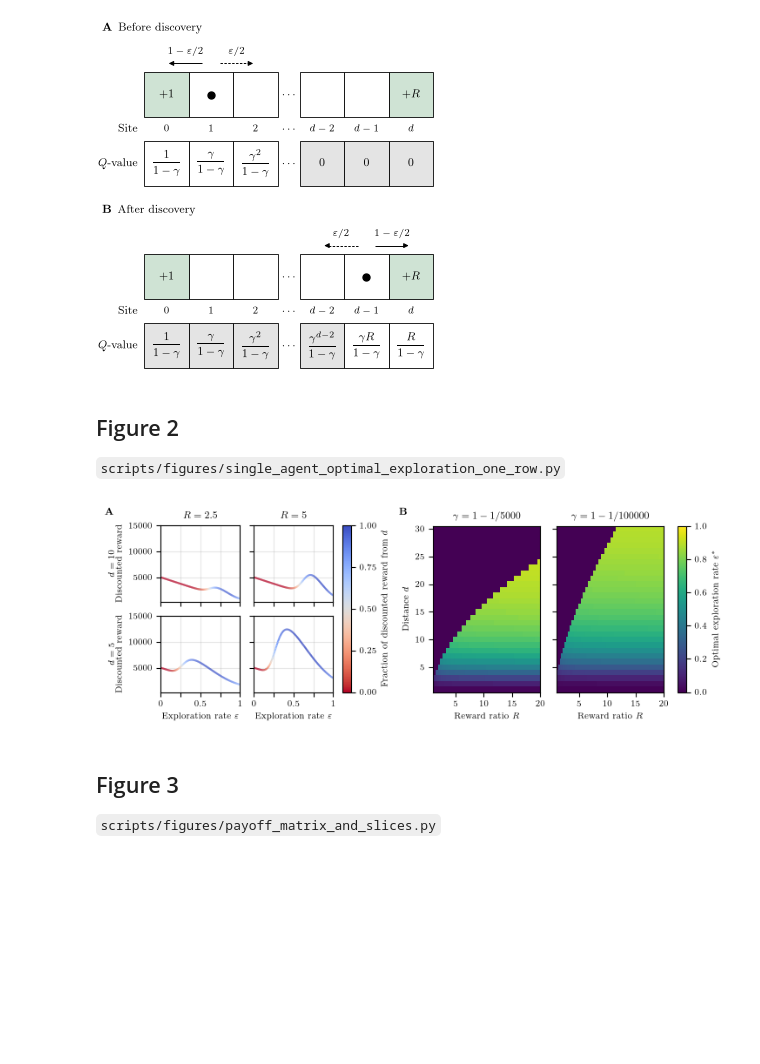
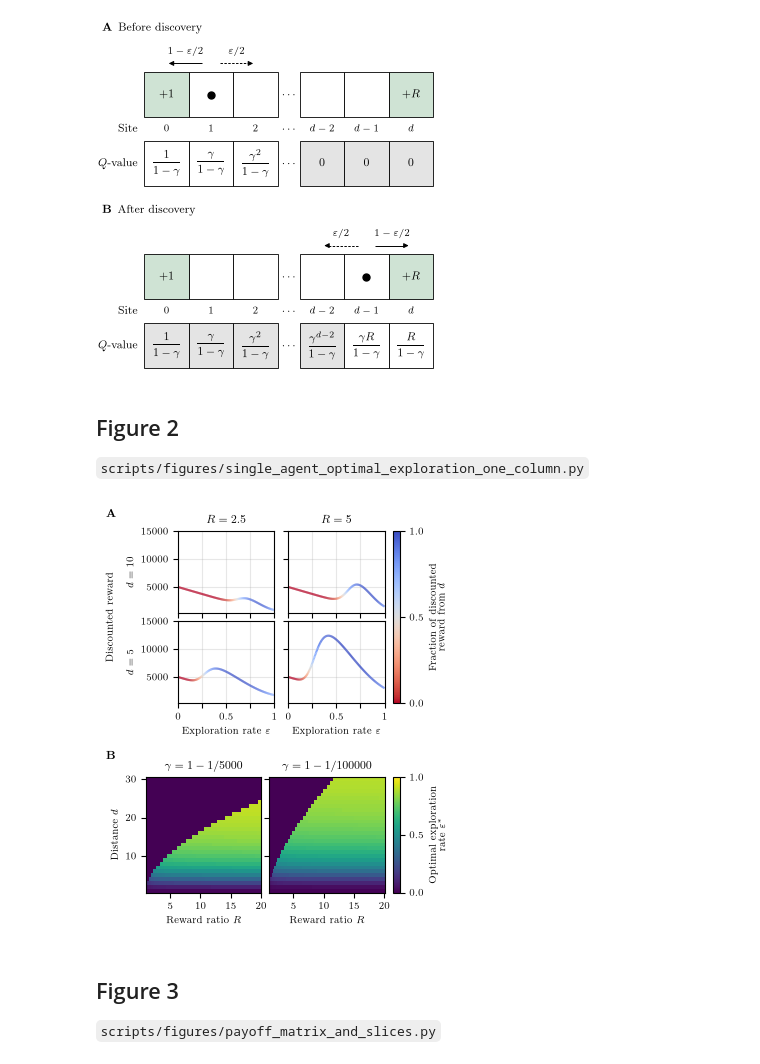
Before and after one commit to james-wolfe/competitive-exploration, a Jupyter notebook: notebooks/main_figs.ipynb, the cells around one changed output. Saved outputs shown, nothing was run; the diff lists cells and outputs as text; code cells hidden in the pictures; blank space fills up the shorter version.

```diff
--- a/notebooks/main_figs.ipynb
+++ b/notebooks/main_figs.ipynb
@@ -145,10 +145,10 @@ save_figure(fig, "lattice_schematic.pdf")
 [figure]
 # %% [markdown]
 ## Figure 2
-`scripts/figures/single_agent_optimal_exploration_one_row.py`
+`scripts/figures/single_agent_optimal_exploration_one_column.py`
 # %%
-"""Figure 2: (A) a lone agent's discounted reward against its exploration rate, and
-(B) the optimal rate over reward ratio and distance for two discount factors. SI
+"""Figure 2: (A) a lone agent's discounted reward against its exploration rate, and below
+it (B) the optimal rate over reward ratio and distance for two discount factors. SI
 Appendix shows (B) with the shortest horizon as well."""
 
 import matplotlib.pyplot as plt
@@ -156,7 +156,6 @@ import numpy as np
 
 from competitive_exploration.paths import DATA_DIR
 from competitive_exploration.plotting import (
-    CM,
     PNAS_WIDTHS,
     add_colored_curve,
     centers_to_edges,
@@ -169,11 +168,23 @@ rewards_data = np.load(DATA_DIR / "single_agent_rewards.npz")
 opt_data = np.load(DATA_DIR / "opt_eps_single.npz")
 T_SHOWN = [5000, 100000]
 
-fig = plt.figure(figsize=(PNAS_WIDTHS["double"], 6.3 * CM), layout="constrained")
-panel_a, panel_b = fig.subfigures(1, 2, width_ratios=[0.47, 0.53], wspace=0.02)
+# One column wide; layout in inches, from the bottom up. Both colorbars sit at the same
+# distance from the right edge; the panels of A are wider than tall, those of B square.
+width = PNAS_WIDTHS["single"]
+colorbar_space, colorbar_pad, colorbar_width = 0.62, 0.08, 0.07
+left_a, left_b, gap_a, gap = 0.74, 0.42, 0.14, 0.08
+b_bottom = 0.33
+b_size = (width - left_b - gap - colorbar_space) / 2
+a_width = (width - left_a - gap_a - colorbar_space) / 2
+a_height, a_gap = 0.82, 0.08
+a_bottom = b_bottom + b_size + 0.74
+height = a_bottom + 2 * a_height + a_gap + 0.24
+fig = plt.figure(figsize=(width, height))
 
-for subfig, letter in [(panel_a, "A"), (panel_b, "B")]:
-    subfig.text(0, 1, rf"\textbf{{{letter}}}", ha="left", va="top", fontsize=8)
+
+def box(x, y, w, h):
+    return [x / width, y / height, w / width, h / height]
+
 
 # A
 rewards, eps_grid = rewards_data["rewards"], rewards_data["eps_grid"]
@@ -181,7 +192,11 @@ d_values, R_values = rewards_data["d_values"], rewards_data["R_values"]
 total = rewards.sum(axis=-1)
 pad = 0.05 * (total.max() - total.min())
 
-axes = panel_a.subplots(len(d_values), len(R_values), sharex=True, sharey=True)
+axes = np.empty((len(d_values), len(R_values)), dtype=object)
+for a in range(len(d_values)):
+    for r in range(len(R_values)):
+        y = a_bottom + (len(d_values) - 1 - a) * (a_height + a_gap)
+        axes[a, r] = fig.add_axes(box(left_a + r * (a_width + gap_a), y, a_width, a_height))
 for a, d in enumerate(d_values):
     for r, R in enumerate(R_values):
         ax = axes[a, r]
@@ -189,47 +204,64 @@ for a, d in enumerate(d_values):
         add_colored_curve(ax, eps_grid, y, rewards[a, r, :, 1] / y, linewidth=1.5)
         ax.set_xlim(0, 1)
         ax.set_ylim(total.min() - pad, total.max() + pad)
         ax.set_xticks([0, 0.25, 0.5, 0.75, 1], ["0", "", "0.5", "", "1"])
         ax.set_yticks([5000, 10000, 15000])
         ax.grid(True)
-    axes[a, 0].set_ylabel(rf"$d = {d}$" "\nDiscounted reward")
+        if a < len(d_values) - 1:
+            ax.tick_params(labelbottom=False)
+        if r > 0:
+            ax.tick_params(labelleft=False)
+    axes[a, 0].set_ylabel(rf"$d = {d}$")
 for r, R in enumerate(R_values):
     axes[0, r].set_title(rf"$R = {R:g}$")
     axes[-1, r].set_xlabel(r"Exploration rate $\varepsilon$")
-colorbar = panel_a.colorbar(
+colorbar = fig.colorbar(
     plt.cm.ScalarMappable(plt.Normalize(0, 1), "coolwarm_r"),
-    ax=axes,
-    fraction=0.07,
-    pad=0.04,
-    ticks=[0, 0.25, 0.5, 0.75, 1],
+    cax=fig.add_axes(box(width - colorbar_space + colorbar_pad, a_bottom, colorbar_width,
+                         2 * a_height + a_gap)),
+    ticks=[0, 0.5, 1],
 )
-colorbar.set_label(r"Fraction of discounted reward from $d$")
+colorbar.set_label("Fraction of discounted\n" r"reward from $d$")
+fig.text(0.02 / width, (a_bottom + a_height + a_gap / 2) / height, "Discounted reward",
+         rotation=90, ha="left", va="center")
 
 # B
 R_edges = centers_to_edges(opt_data["R_values"])
 d_edges = centers_to_edges(opt_data["d_values"])
 T_values = list(opt_data["T_values"])
-axes = panel_b.subplots(1, len(T_SHOWN), sharey=True)
-for ax, T in zip(axes, T_SHOWN):
+for t, T in enumerate(T_SHOWN):
+    ax = fig.add_axes(box(left_b + t * (b_size + gap), b_bottom, b_size, b_size))
     image = ax.pcolormesh(
         R_edges,
         d_edges,
         opt_data["opt_eps"][T_values.index(T)],
         cmap="viridis",
         vmin=0,
         vmax=1,
         rasterized=True,
     )
     ax.set_title(rf"$\gamma = 1 - 1/{T}$")
     ax.set_xlabel(r"Reward ratio $R$")
     ax.set_xticks([5, 10, 15, 20])
-axes[0].set_ylabel(r"Distance $d$")
-colorbar = panel_b.colorbar(image, ax=axes, fraction=0.07, pad=0.04)
-colorbar.set_label(r"Optimal exploration rate $\varepsilon^*$")
+    if t == 0:
+        ax.set_ylabel(r"Distance $d$")
+    else:
+        ax.tick_params(labelleft=False)
+colorbar = fig.colorbar(
+    image,
+    cax=fig.add_axes(box(width - colorbar_space + colorbar_pad, b_bottom, colorbar_width,
+                         b_size)),
+    ticks=[0, 0.5, 1],
+)
+colorbar.set_label("Optimal exploration\n" r"rate $\varepsilon^*$")
 
-save_figure(fig, "single_agent_optimal_exploration_one_row.pdf")
+for letter, y in [("A", height - 0.02), ("B", b_bottom + b_size + 0.26)]:
+    fig.text(0.02 / width, y / height, rf"\textbf{{{letter}}}", ha="left", va="top",
+             fontsize=8)
+
+save_figure(fig, "single_agent_optimal_exploration_one_column.pdf")
 # %% [output]
-[figure, old version]
+[figure, new version]
 # %% [markdown]
 ## Figure 3
 `scripts/figures/payoff_matrix_and_slices.py`
```
Also changed, not shown: parts of 4 cells of this notebook, 6 other files.
